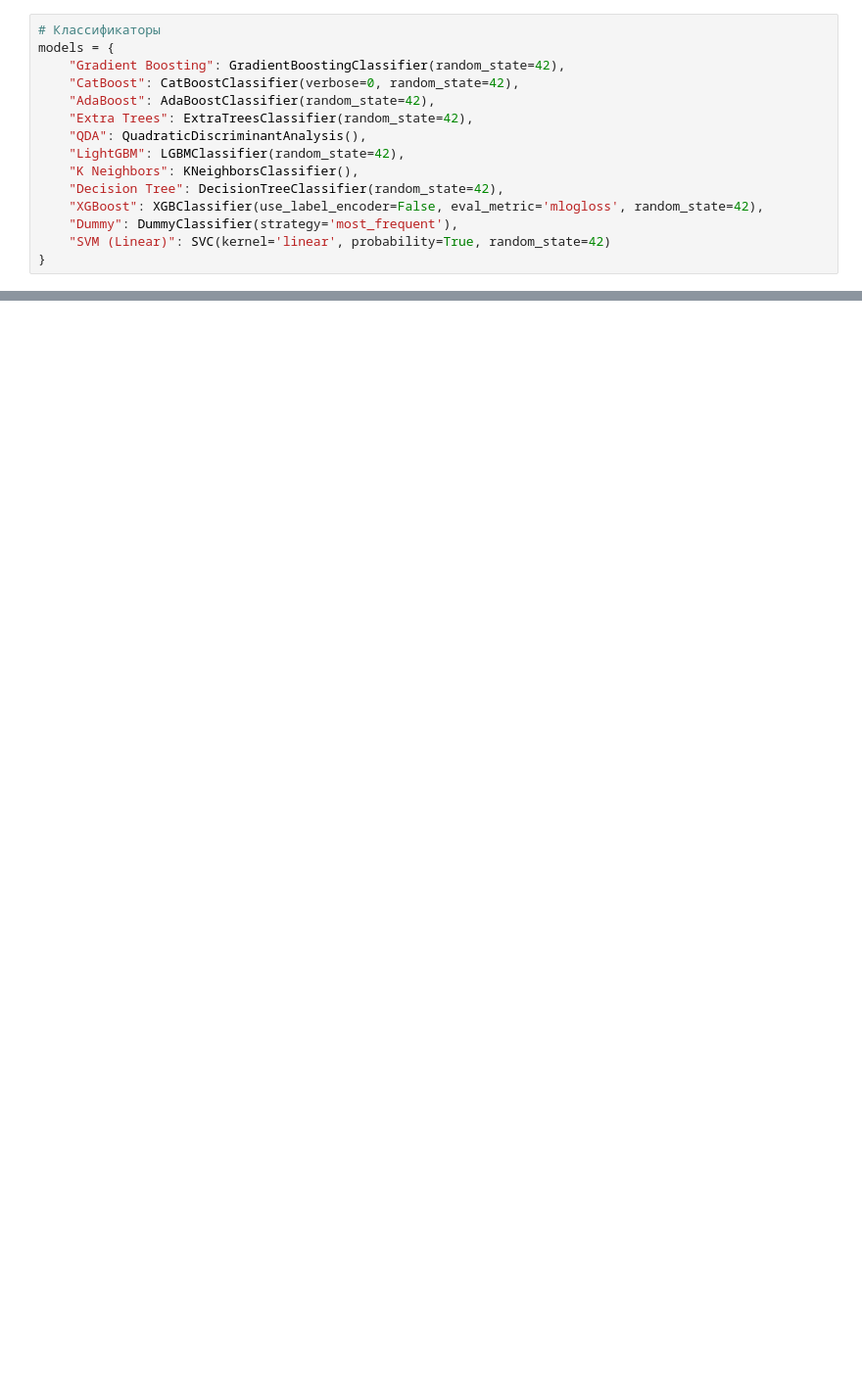
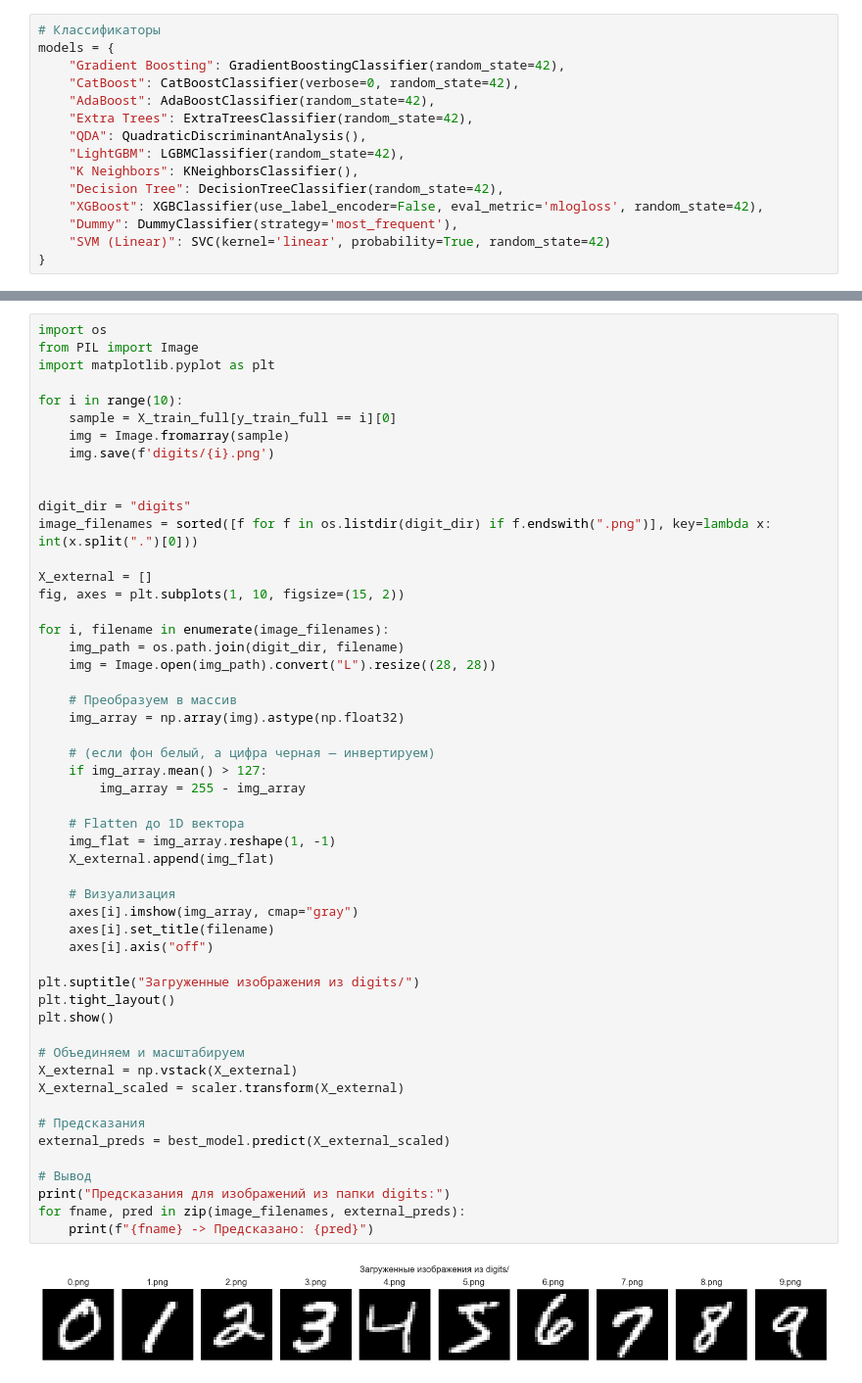
Before and after one commit to Mkspulemet/Belhard, a Jupyter notebook: hw4/mnist_classifiers_comparison1.ipynb, the cells around one changed output, grey strips where cells are left out. Shown at 98% size. Cells and saved outputs as stored; diff of their text form; blank space fills up the shorter version.

```diff
--- a/hw4/mnist_classifiers_comparison1.ipynb
+++ b/hw4/mnist_classifiers_comparison1.ipynb
@@ -149,0 +279,54 @@ plt.show()
+# %%
+import os
+from PIL import Image
+import matplotlib.pyplot as plt
+
+for i in range(10):
+    sample = X_train_full[y_train_full == i][0]
+    img = Image.fromarray(sample)
+    img.save(f'digits/{i}.png')
+
+
+digit_dir = "digits"
+image_filenames = sorted([f for f in os.listdir(digit_dir) if f.endswith(".png")], key=lambda x: int(x.split(".")[0]))
+
+X_external = []
+fig, axes = plt.subplots(1, 10, figsize=(15, 2))
+
+for i, filename in enumerate(image_filenames):
+    img_path = os.path.join(digit_dir, filename)
+    img = Image.open(img_path).convert("L").resize((28, 28))
+
+    # Преобразуем в массив
+    img_array = np.array(img).astype(np.float32)
+
+    # (если фон белый, а цифра черная — инвертируем)
+    if img_array.mean() > 127:
+        img_array = 255 - img_array
+
+    # Flatten до 1D вектора
+    img_flat = img_array.reshape(1, -1)
+    X_external.append(img_flat)
+
+    # Визуализация
+    axes[i].imshow(img_array, cmap="gray")
+    axes[i].set_title(filename)
+    axes[i].axis("off")
+
+plt.suptitle("Загруженные изображения из digits/")
+plt.tight_layout()
+plt.show()
+
+# Объединяем и масштабируем
+X_external = np.vstack(X_external)
+X_external_scaled = scaler.transform(X_external)
+
+# Предсказания
+external_preds = best_model.predict(X_external_scaled)
+
+# Вывод
+print("Предсказания для изображений из папки digits:")
+for fname, pred in zip(image_filenames, external_preds):
+    print(f"{fname} -> Предсказано: {pred}")
+# %% [output]
+[figure, added]
```
Also changed, not shown: parts of 8 cells of this notebook, 15 other files.
